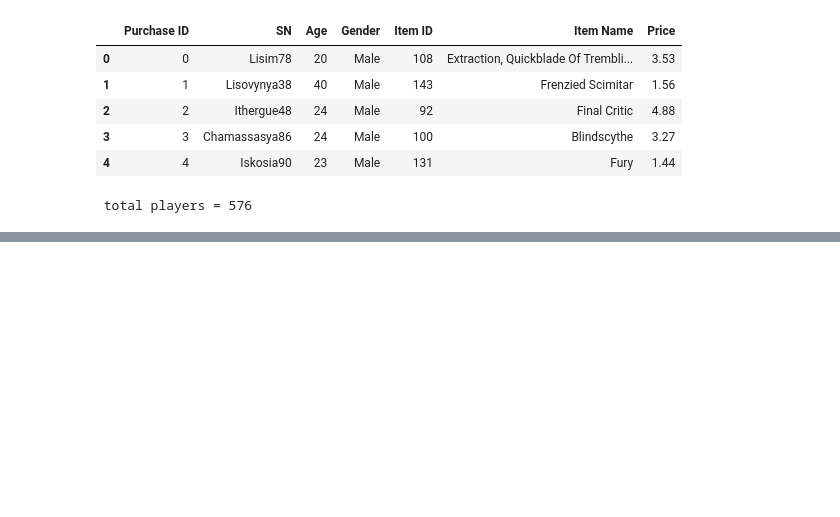
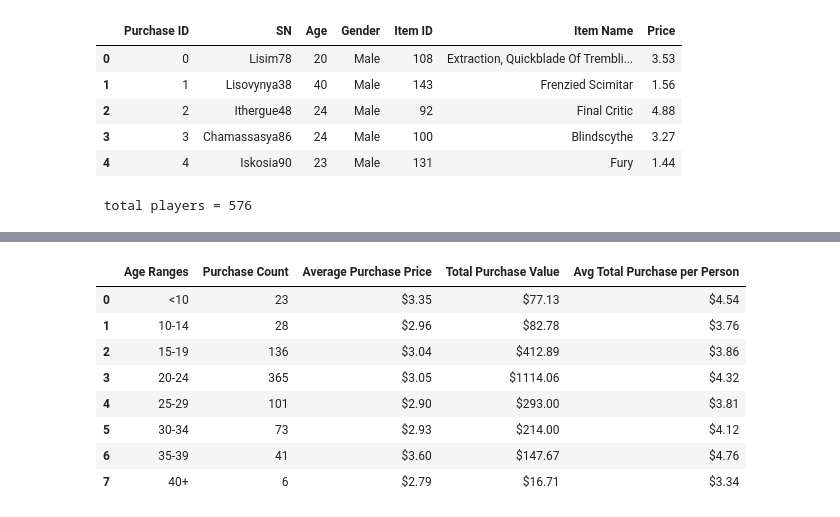
Before and after one commit to Wjones101/pandas-challenge, a Jupyter notebook: HeroesOfPymoli/heroes.ipynb, the cells around one changed output, grey strips where cells are left out. Saved outputs shown, nothing was run; the diff lists cells and outputs as text; code cells hidden in the pictures; blank space fills up the shorter version.

```diff
--- a/HeroesOfPymoli/heroes.ipynb
+++ b/HeroesOfPymoli/heroes.ipynb
@@ -51,0 +110,51 @@ Gender_analysis
+# %%
+unique_age1 = pd.unique(purchase_data[purchase_data['Age Range'] == "<10" ]['SN'])
+unique_age2 = pd.unique(purchase_data[purchase_data['Age Range'] == "10-14" ]['SN'])
+unique_age3 = pd.unique(purchase_data[purchase_data['Age Range'] == "15-19" ]['SN'])
+unique_age4 = pd.unique(purchase_data[purchase_data['Age Range'] == "20-24" ]['SN'])
+unique_age5 = pd.unique(purchase_data[purchase_data['Age Range'] == "25-29" ]['SN'])
+unique_age6 = pd.unique(purchase_data[purchase_data['Age Range'] == "30-34" ]['SN'])
+unique_age7 = pd.unique(purchase_data[purchase_data['Age Range'] == "35-39" ]['SN'])
+unique_age8 = pd.unique(purchase_data[purchase_data['Age Range'] == "40+" ]['SN'])
+
+
+bin1 = purchase_data.loc[purchase_data["Age Range"] == "<10", :]
+bin2 = purchase_data.loc[purchase_data["Age Range"] == "10-14", :]
+bin3 = purchase_data.loc[purchase_data["Age Range"] == "15-19", :]
+bin4 = purchase_data.loc[purchase_data["Age Range"] == "20-24", :]
+bin5 = purchase_data.loc[purchase_data["Age Range"] == "25-29", :]
+bin6 = purchase_data.loc[purchase_data["Age Range"] == "30-34", :]
+bin7 = purchase_data.loc[purchase_data["Age Range"] == "35-39", :]
+bin8 = purchase_data.loc[purchase_data["Age Range"] == "40+", :]
+
+total1 = bin1["Price"].sum()
+total2 = bin2["Price"].sum()
+total3 = bin3["Price"].sum()
+total4 = bin4["Price"].sum()
+total5 = bin5["Price"].sum()
+total6 = bin6["Price"].sum()
+total7 = bin7["Price"].sum()
+total8 = bin8["Price"].sum()
+Age_Group_spending = pd.DataFrame({"Age Ranges":["<10", "10-14", "15-19", "20-24", "25-29", "30-34", "35-39", "40+"],
+                                "Purchase Count": [len(bin1), len(bin2), len(bin3), len(bin4), len(bin5), len(bin6), len(bin7), len(bin8)],
+                                "Average Purchase Price": [total1/len(bin1), total2/len(bin2), total3/len(bin3), total4/len(bin4), total5/len(bin5), total6/len(bin6), total7/len(bin7), total8/len(bin8)],
+                                "Total Purchase Value": [total1, total2, total3, total4, total5, total6, total7, total8],
+                                "Avg Total Purchase per Person": [total1/len(unique_age1) ,total2/len(unique_age2) ,total3/len(unique_age3) ,total4/len(unique_age4) ,total5/len(unique_age5) ,total6/len(unique_age6) ,total7/len(unique_age7) ,total8/len(unique_age8)]})
+
+
+Age_Group_spending["Average Purchase Price"]=Age_Group_spending["Average Purchase Price"].map("${:.2f}".format)
+Age_Group_spending["Total Purchase Value"]=Age_Group_spending["Total Purchase Value"].map("${:.2f}".format)
+Age_Group_spending["Avg Total Purchase per Person"]=Age_Group_spending["Avg Total Purchase per Person"].map("${:.2f}".format)
+
+
+Age_Group_spending
+# %% [output]
+|  | Age Ranges | Purchase Count | Average Purchase Price | Total Purchase Value | Avg Total Purchase per Person |
+| 0 | <10 | 23 | $3.35 | $77.13 | $4.54 |
+| 1 | 10-14 | 28 | $2.96 | $82.78 | $3.76 |
+| 2 | 15-19 | 136 | $3.04 | $412.89 | $3.86 |
+| 3 | 20-24 | 365 | $3.05 | $1114.06 | $4.32 |
+| 4 | 25-29 | 101 | $2.90 | $293.00 | $3.81 |
+| 5 | 30-34 | 73 | $2.93 | $214.00 | $4.12 |
+| 6 | 35-39 | 41 | $3.60 | $147.67 | $4.76 |
+| 7 | 40+ | 6 | $2.79 | $16.71 | $3.34 |
```
Also changed, not shown: parts of 8 cells of this notebook.
